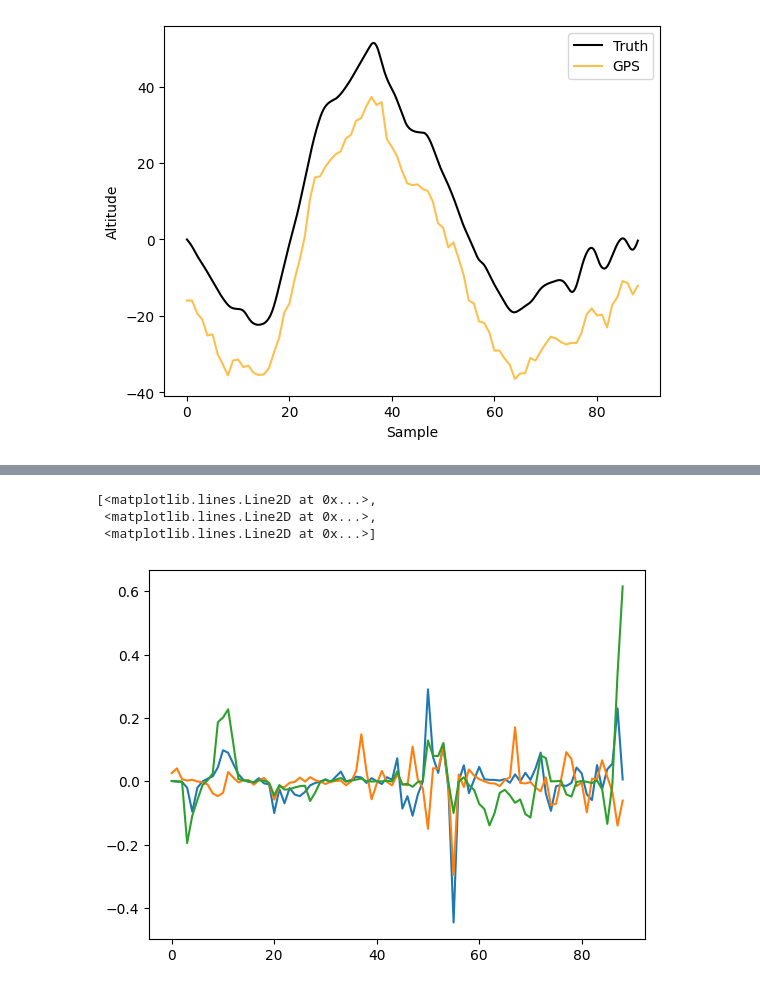
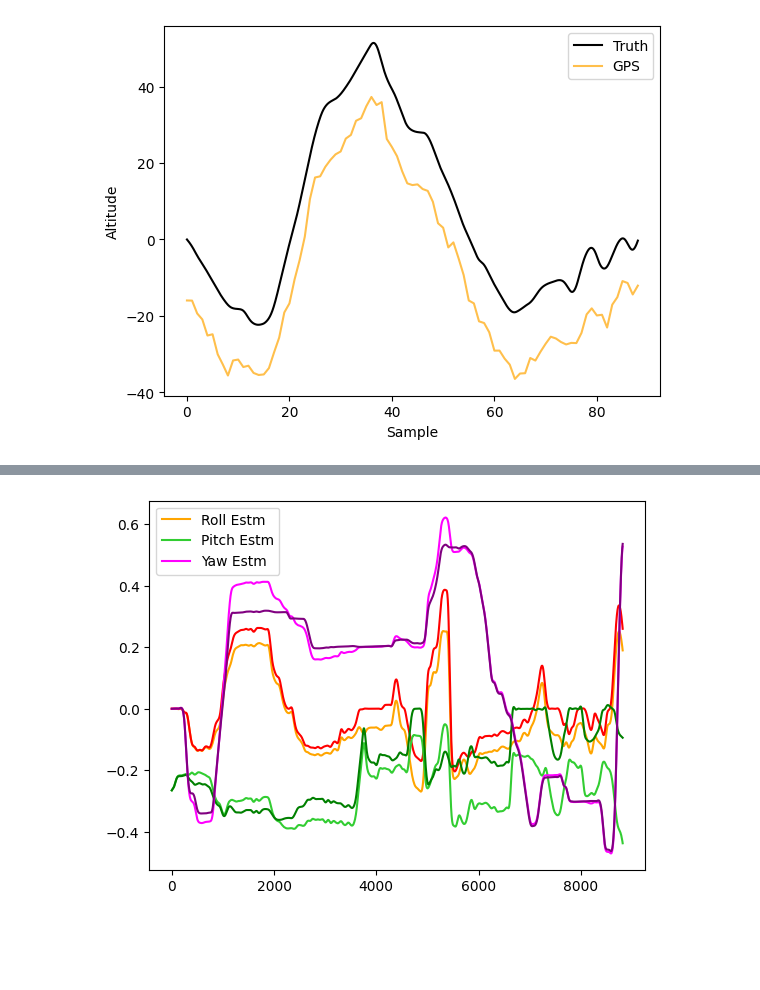
Before and after one commit to ZYVE255/encs6181_project, a Jupyter notebook: drone_sim.ipynb, the cells around one changed output, grey strips where cells are left out. Saved outputs shown, nothing was run; the diff lists cells and outputs as text; code cells hidden in the pictures; blank space fills up the shorter version.

```diff
--- a/drone_sim.ipynb
+++ b/drone_sim.ipynb
@@ -65 +214,22 @@ plt.plot(imu_gyr)
+# %%
+att_estim_gyr = np.zeros(shape=(imu_gyr.shape[0], 3))
+att_estim_gyr[0,:] = gnd_att_euler[0,:]
+dt = 1/100
+for i in range(1, imu_gyr.shape[0]):
+    roll_   = att_estim_gyr[i-1,0] + imu_gyr[i-1,0]*dt
+    pitch_  = att_estim_gyr[i-1,1] + imu_gyr[i-1,1]*dt
+    yaw_    = att_estim_gyr[i-1,2] + imu_gyr[i-1,2]*dt
+    att_estim_gyr[i,:] = [roll_, pitch_, yaw_]
+# %%
+t_imu_ = np.linspace(0, np.floor(gnd_att_euler.shape[0]/100), gnd_att_euler.shape[0])
+plt.plot(att_estim_gyr[:,0], c="orange", label="Roll Estm")
+plt.plot(gnd_att_euler[:,0], c="red")
+plt.plot(att_estim_gyr[:,1], c="limegreen", label="Pitch Estm")
+plt.plot(gnd_att_euler[:,1], c="green")
+plt.plot(att_estim_gyr[:,2], c="magenta", label="Yaw Estm")
+plt.plot(gnd_att_euler[:,2], c="purple")
+plt.legend()
+plt.show()
+# %% [output]
+[figure, added]
 # %%
@@ -78,7 +246,0 @@ for i in range(imu_sumdiv):
-# %%
-plt.plot(avg_gyr)
-# %% [output]
-[<matplotlib.lines.Line2D at 0x...>,
- <matplotlib.lines.Line2D at 0x...>,
- <matplotlib.lines.Line2D at 0x...>]
-[figure, removed]
```
Also changed, not shown: parts of 13 cells of this notebook.
